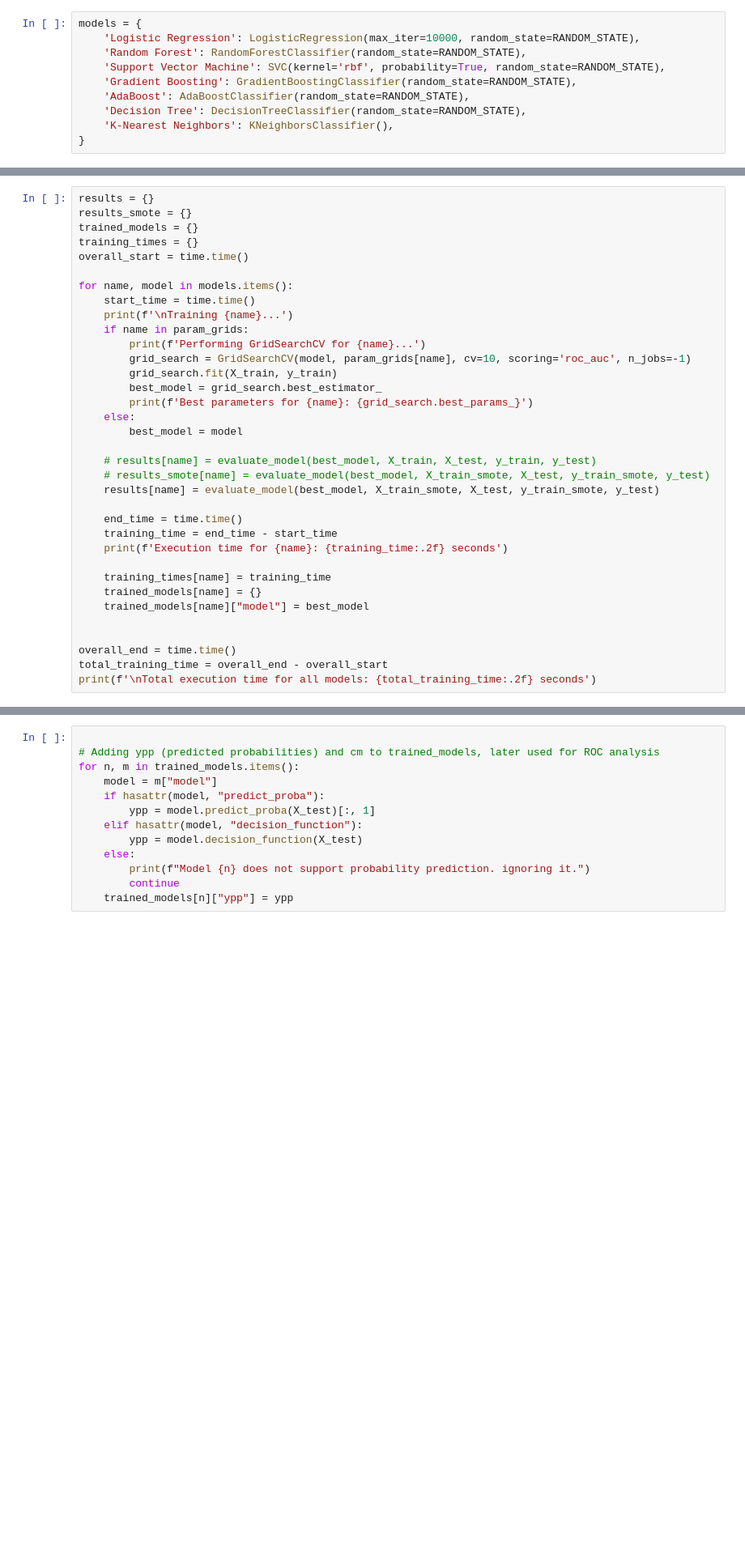
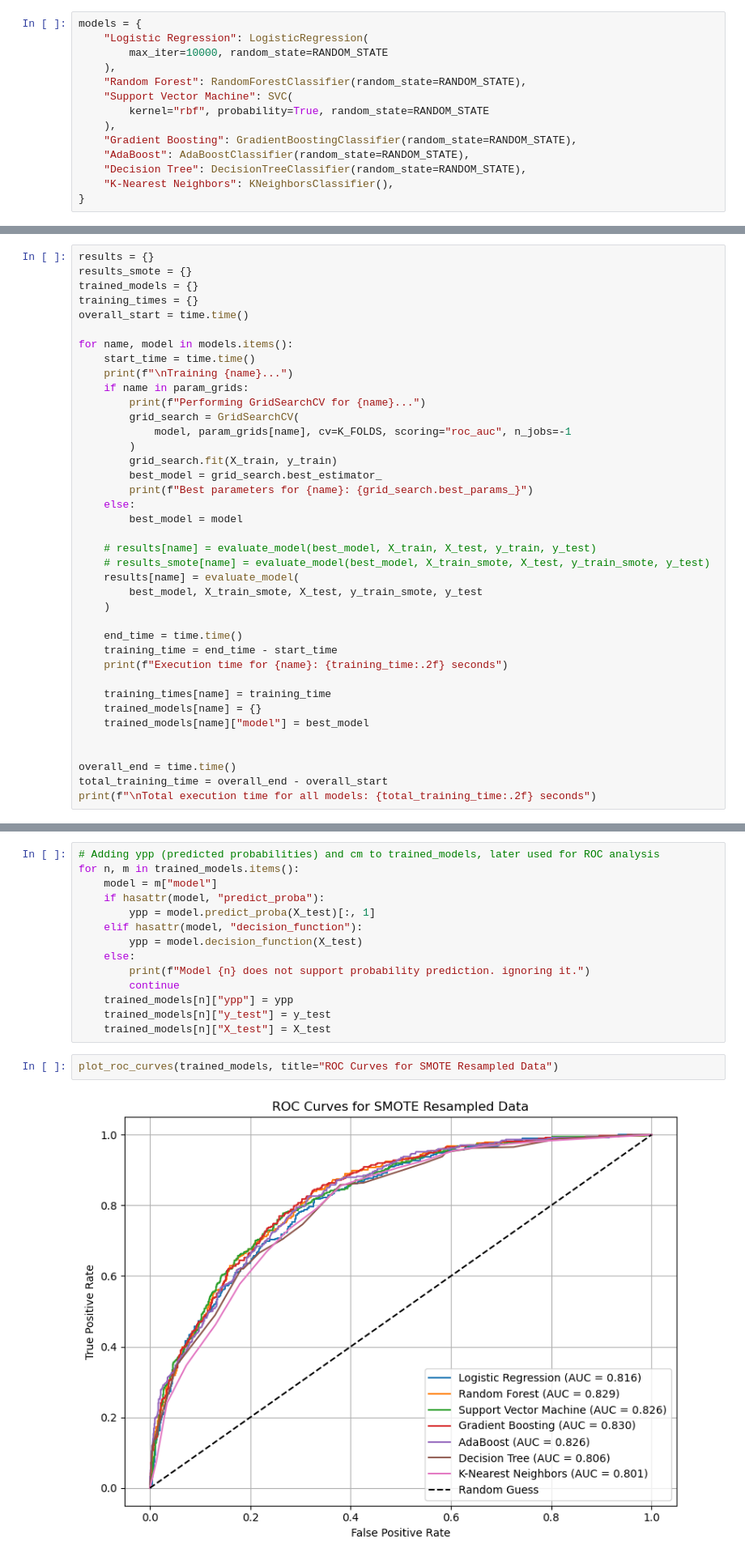
Before and after one commit to devmarkpro/telco-customer-churn-ml-project, a Jupyter notebook: notebooks/03-model_assessment.ipynb, the cells around one changed output, grey strips where cells are left out. Shown at 81% size. Cells and saved outputs as stored; diff of their text form; blank space fills up the shorter version.

```diff
--- a/notebooks/03-model_assessment.ipynb
+++ b/notebooks/03-model_assessment.ipynb
@@ -112,13 +173,17 @@ We applied SMOTE **only to the training set** to avoid data leakage and then ret
 As a result, we observed that the recall and F1-scores of models improved, particularly for the minority class, without significantly harming overall performance. This indicates better sensitivity to churned customers, aligning with the project's predictive goal.
 # %%
 models = {
-    'Logistic Regression': LogisticRegression(max_iter=10000, random_state=RANDOM_STATE),
-    'Random Forest': RandomForestClassifier(random_state=RANDOM_STATE),
-    'Support Vector Machine': SVC(kernel='rbf', probability=True, random_state=RANDOM_STATE),
-    'Gradient Boosting': GradientBoostingClassifier(random_state=RANDOM_STATE),
-    'AdaBoost': AdaBoostClassifier(random_state=RANDOM_STATE),
-    'Decision Tree': DecisionTreeClassifier(random_state=RANDOM_STATE),
-    'K-Nearest Neighbors': KNeighborsClassifier(),
+    "Logistic Regression": LogisticRegression(
+        max_iter=10000, random_state=RANDOM_STATE
+    ),
+    "Random Forest": RandomForestClassifier(random_state=RANDOM_STATE),
+    "Support Vector Machine": SVC(
+        kernel="rbf", probability=True, random_state=RANDOM_STATE
+    ),
+    "Gradient Boosting": GradientBoostingClassifier(random_state=RANDOM_STATE),
+    "AdaBoost": AdaBoostClassifier(random_state=RANDOM_STATE),
+    "Decision Tree": DecisionTreeClassifier(random_state=RANDOM_STATE),
+    "K-Nearest Neighbors": KNeighborsClassifier(),
 }
 # %%
 param_grids = {
@@ -166,23 +229,27 @@ overall_start = time.time()
 
 for name, model in models.items():
     start_time = time.time()
-    print(f'\nTraining {name}...')
+    print(f"\nTraining {name}...")
     if name in param_grids:
-        print(f'Performing GridSearchCV for {name}...')
-        grid_search = GridSearchCV(model, param_grids[name], cv=10, scoring='roc_auc', n_jobs=-1)
+        print(f"Performing GridSearchCV for {name}...")
+        grid_search = GridSearchCV(
+            model, param_grids[name], cv=K_FOLDS, scoring="roc_auc", n_jobs=-1
+        )
         grid_search.fit(X_train, y_train)
         best_model = grid_search.best_estimator_
-        print(f'Best parameters for {name}: {grid_search.best_params_}')
+        print(f"Best parameters for {name}: {grid_search.best_params_}")
     else:
         best_model = model
 
     # results[name] = evaluate_model(best_model, X_train, X_test, y_train, y_test)
     # results_smote[name] = evaluate_model(best_model, X_train_smote, X_test, y_train_smote, y_test)
-    results[name] = evaluate_model(best_model, X_train_smote, X_test, y_train_smote, y_test)
+    results[name] = evaluate_model(
+        best_model, X_train_smote, X_test, y_train_smote, y_test
+    )
 
     end_time = time.time()
     training_time = end_time - start_time
-    print(f'Execution time for {name}: {training_time:.2f} seconds')
+    print(f"Execution time for {name}: {training_time:.2f} seconds")
 
     training_times[name] = training_time
     trained_models[name] = {}
@@ -191,7 +258,7 @@ for name, model in models.items():
 
 overall_end = time.time()
 total_training_time = overall_end - overall_start
-print(f'\nTotal execution time for all models: {total_training_time:.2f} seconds')
+print(f"\nTotal execution time for all models: {total_training_time:.2f} seconds")
 # %% [output]
 Training Logistic Regression...
 Performing GridSearchCV for Logistic Regression...
@@ -213,5 +280,4 @@ Total training time for all models: 178.29 seconds
 # %%
-
 # Adding ypp (predicted probabilities) and cm to trained_models, later used for ROC analysis
 for n, m in trained_models.items():
     model = m["model"]
@@ -223,6 +289,12 @@ for n, m in trained_models.items():
         print(f"Model {n} does not support probability prediction. ignoring it.")
         continue
     trained_models[n]["ypp"] = ypp
+    trained_models[n]["y_test"] = y_test
+    trained_models[n]["X_test"] = X_test
+# %%
+plot_roc_curves(trained_models, title="ROC Curves for SMOTE Resampled Data")
+# %% [output]
+[figure, added]
 # %%
 results
 # %% [output]
```
Also changed, not shown: parts of 29 cells of this notebook, 46 other files.
